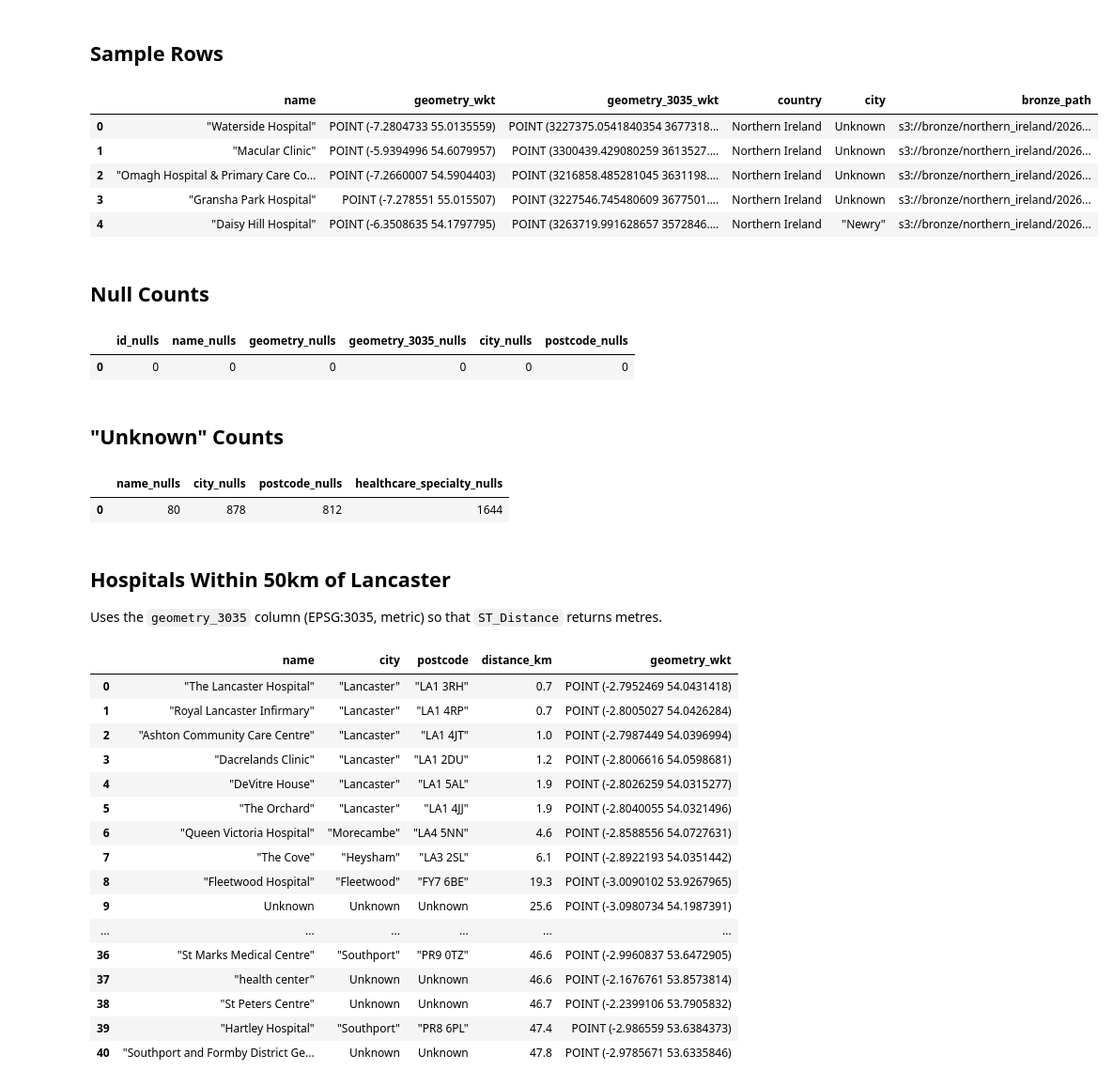
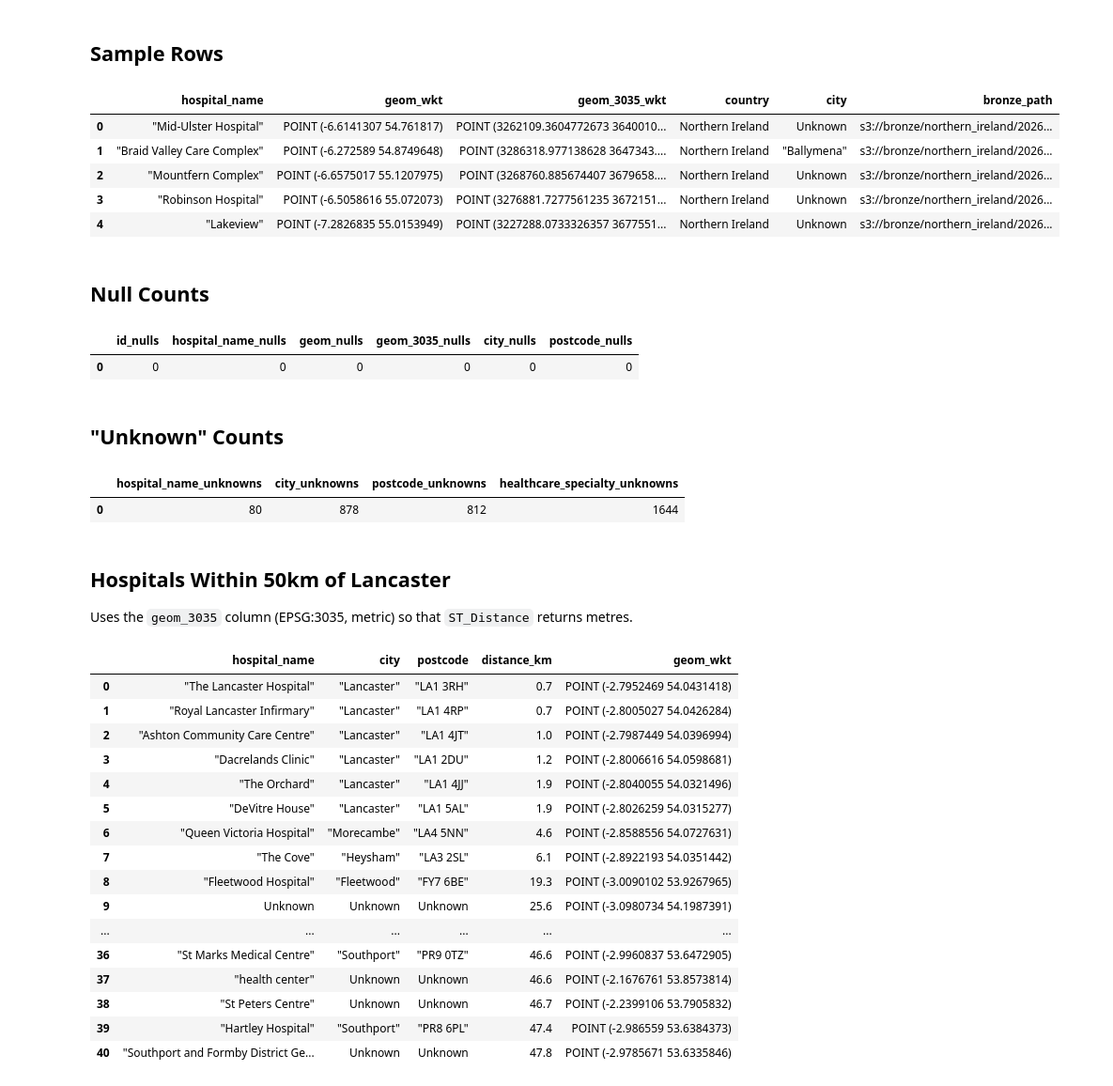
Before and after one commit to tswinb/osm-hospitals-dlh, a Jupyter notebook: notebooks/inspect_parquet.ipynb, the cells around one changed output. Shown at 94% size. Drawn from its saved outputs; the diff is of its cells as text; code cells hidden in the pictures.

```diff
--- a/notebooks/inspect_parquet.ipynb
+++ b/notebooks/inspect_parquet.ipynb
@@ -82,75 +82,75 @@ ORDER BY total DESC
 # %%
 %%sql
 SELECT
-    name,
-    ST_AsText(geometry) AS geometry_wkt,
-    ST_AsText(geometry_3035) AS geometry_3035_wkt,
+    hospital_name,
+    ST_AsText(geom) AS geom_wkt,
+    ST_AsText(geom_3035) AS geom_3035_wkt,
     country,
     city,
     bronze_path
 FROM '{{path}}'
 LIMIT 5
 # %% [output]
-|  | name | geometry_wkt | geometry_3035_wkt | country | city | bronze_path |
-| 0 | "Waterside Hospital" | POINT (-7.2804733 55.0135559) | POINT (3227375.0541840354 3677318... | Northern Ireland | Unknown | s3://bronze/northern_ireland/2026... |
-| 1 | "Macular Clinic" | POINT (-5.9394996 54.6079957) | POINT (3300439.429080259 3613527.... | Northern Ireland | Unknown | s3://bronze/northern_ireland/2026... |
-| 2 | "Omagh Hospital & Primary Care Co... | POINT (-7.2660007 54.5904403) | POINT (3216858.485281045 3631198.... | Northern Ireland | Unknown | s3://bronze/northern_ireland/2026... |
-| 3 | "Gransha Park Hospital" | POINT (-7.278551 55.015507) | POINT (3227546.745480609 3677501.... | Northern Ireland | Unknown | s3://bronze/northern_ireland/2026... |
-| 4 | "Daisy Hill Hospital" | POINT (-6.3508635 54.1797795) | POINT (3263719.991628657 3572846.... | Northern Ireland | "Newry" | s3://bronze/northern_ireland/2026... |
+|  | hospital_name | geom_wkt | geom_3035_wkt | country | city | bronze_path |
+| 0 | "Mid-Ulster Hospital" | POINT (-6.6141307 54.761817) | POINT (3262109.3604772673 3640010... | Northern Ireland | Unknown | s3://bronze/northern_ireland/2026... |
+| 1 | "Braid Valley Care Complex" | POINT (-6.272589 54.8749648) | POINT (3286318.977138628 3647343.... | Northern Ireland | "Ballymena" | s3://bronze/northern_ireland/2026... |
+| 2 | "Mountfern Complex" | POINT (-6.6575017 55.1207975) | POINT (3268760.885674407 3679658.... | Northern Ireland | Unknown | s3://bronze/northern_ireland/2026... |
+| 3 | "Robinson Hospital" | POINT (-6.5058616 55.072073) | POINT (3276881.7277561235 3672151... | Northern Ireland | Unknown | s3://bronze/northern_ireland/2026... |
+| 4 | "Lakeview" | POINT (-7.2826835 55.0153949) | POINT (3227288.0733326357 3677551... | Northern Ireland | Unknown | s3://bronze/northern_ireland/2026... |
 # %% [markdown]
 ## Null Counts
 # %%
 %%sql
 SELECT
-    COUNT(*) FILTER (WHERE id IS NULL)             AS id_nulls,
-    COUNT(*) FILTER (WHERE name IS NULL)           AS name_nulls,
-    COUNT(*) FILTER (WHERE geometry IS NULL)       AS geometry_nulls,
-    COUNT(*) FILTER (WHERE geometry_3035 IS NULL)  AS geometry_3035_nulls,
-    COUNT(*) FILTER (WHERE city IS NULL)           AS city_nulls,
-    COUNT(*) FILTER (WHERE postcode IS NULL)       AS postcode_nulls
+    COUNT(*) FILTER (WHERE id IS NULL)                   AS id_nulls,
+    COUNT(*) FILTER (WHERE hospital_name IS NULL)        AS hospital_name_nulls,
+    COUNT(*) FILTER (WHERE geom IS NULL)                 AS geom_nulls,
+    COUNT(*) FILTER (WHERE geom_3035 IS NULL)            AS geom_3035_nulls,
+    COUNT(*) FILTER (WHERE city IS NULL)                 AS city_nulls,
+    COUNT(*) FILTER (WHERE postcode IS NULL)             AS postcode_nulls
 FROM '{{path}}'
 # %% [output]
-|  | id_nulls | name_nulls | geometry_nulls | geometry_3035_nulls | city_nulls | postcode_nulls |
+|  | id_nulls | hospital_name_nulls | geom_nulls | geom_3035_nulls | city_nulls | postcode_nulls |
 | 0 | 0 | 0 | 0 | 0 | 0 | 0 |
 # %% [markdown]
 ## "Unknown" Counts
 # %%
 %%sql
 SELECT
-    COUNT(*) FILTER (WHERE name = 'Unknown')           AS name_nulls,
-    COUNT(*) FILTER (WHERE city = 'Unknown')           AS city_nulls,
-    COUNT(*) FILTER (WHERE postcode = 'Unknown')       AS postcode_nulls,
-    COUNT(*) FILTER (WHERE healthcare_specialty = 'Unknown')       AS healthcare_specialty_nulls
+    COUNT(*) FILTER (WHERE hospital_name = 'Unknown')          AS hospital_name_unknowns,
+    COUNT(*) FILTER (WHERE city = 'Unknown')                   AS city_unknowns,
+    COUNT(*) FILTER (WHERE postcode = 'Unknown')               AS postcode_unknowns,
+    COUNT(*) FILTER (WHERE healthcare_specialty = 'Unknown')   AS healthcare_specialty_unknowns
 FROM '{{path}}'
 # %% [output]
-|  | name_nulls | city_nulls | postcode_nulls | healthcare_specialty_nulls |
+|  | hospital_name_unknowns | city_unknowns | postcode_unknowns | healthcare_specialty_unknowns |
 | 0 | 80 | 878 | 812 | 1644 |
 # %% [markdown]
 ## Hospitals Within 50km of Lancaster
 
-Uses the `geometry_3035` column (EPSG:3035, metric) so that `ST_Distance` returns metres.
+Uses the `geom_3035` column (EPSG:3035, metric) so that `ST_Distance` returns metres.
 # %%
 %%sql
 WITH lancaster AS (
     SELECT ST_Transform(ST_Point(-2.8013499, 54.0488219), 'EPSG:4326', 'EPSG:3035', true) AS geom
 )
 SELECT
-    name,
-    city,
-    postcode,
-    ROUND(ST_Distance(geometry_3035, lancaster.geom) / 1000.0, 1) AS distance_km,
-    ST_AsText(geometry) AS geometry_wkt
-FROM '{{path}}', lancaster
-WHERE ST_Distance(geometry_3035, lancaster.geom) <= 50000
+    h.hospital_name,
+    h.city,
+    h.postcode,
+    ROUND(ST_Distance(h.geom_3035, lancaster.geom) / 1000.0, 1) AS distance_km,
+    ST_AsText(h.geom) AS geom_wkt
+FROM '{{path}}' AS h, lancaster
+WHERE ST_Distance(h.geom_3035, lancaster.geom) <= 50000
 ORDER BY distance_km
 # %% [output]
-|  | name | city | postcode | distance_km | geometry_wkt |
+|  | hospital_name | city | postcode | distance_km | geom_wkt |
 | 0 | "The Lancaster Hospital" | "Lancaster" | "LA1 3RH" | 0.7 | POINT (-2.7952469 54.0431418) |
 | 1 | "Royal Lancaster Infirmary" | "Lancaster" | "LA1 4RP" | 0.7 | POINT (-2.8005027 54.0426284) |
 | 2 | "Ashton Community Care Centre" | "Lancaster" | "LA1 4JT" | 1.0 | POINT (-2.7987449 54.0396994) |
 | 3 | "Dacrelands Clinic" | "Lancaster" | "LA1 2DU" | 1.2 | POINT (-2.8006616 54.0598681) |
-| 4 | "DeVitre House" | "Lancaster" | "LA1 5AL" | 1.9 | POINT (-2.8026259 54.0315277) |
-| 5 | "The Orchard" | "Lancaster" | "LA1 4JJ" | 1.9 | POINT (-2.8040055 54.0321496) |
+| 4 | "The Orchard" | "Lancaster" | "LA1 4JJ" | 1.9 | POINT (-2.8040055 54.0321496) |
+| 5 | "DeVitre House" | "Lancaster" | "LA1 5AL" | 1.9 | POINT (-2.8026259 54.0315277) |
 | 6 | "Queen Victoria Hospital" | "Morecambe" | "LA4 5NN" | 4.6 | POINT (-2.8588556 54.0727631) |
 | 7 | "The Cove" | "Heysham" | "LA3 2SL" | 6.1 | POINT (-2.8922193 54.0351442) |
 | 8 | "Fleetwood Hospital" | "Fleetwood" | "FY7 6BE" | 19.3 | POINT (-3.0090102 53.9267965) |
```
Also changed, not shown: parts of 1 cell of this notebook, 2 other files.
